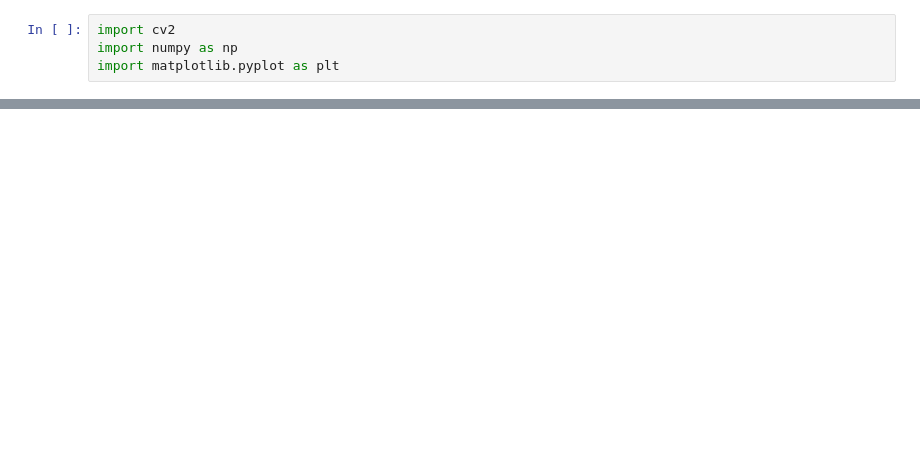
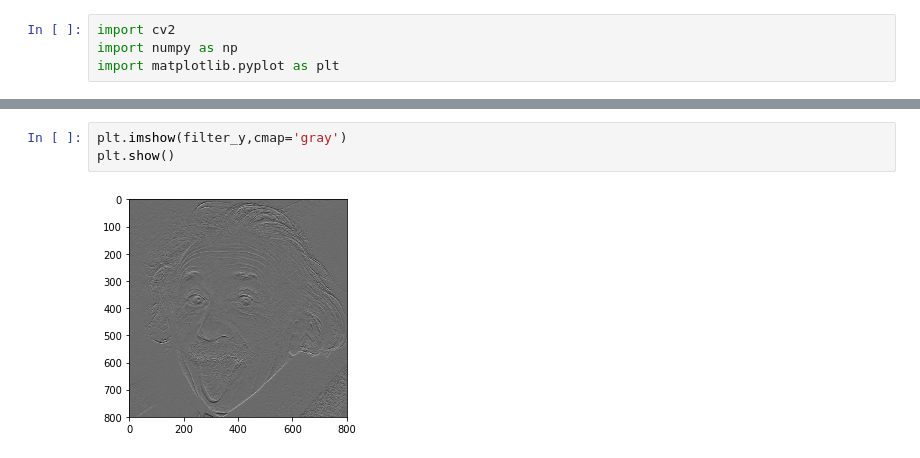
Before and after one commit to djzts/CSCI5561, a Jupyter notebook: HW1/Untitled.ipynb, the cells around one changed output, grey strips where cells are left out. Saved outputs shown, nothing was run; the diff lists cells and outputs as text; blank space fills up the shorter version.

```diff
--- a/HW1/Untitled.ipynb
+++ b/HW1/Untitled.ipynb
@@ -16,0 +39,5 @@ get_differential_filter(im)
+# %%
+plt.imshow(filter_y,cmap='gray')
+plt.show()
+# %% [output]
+[figure, added]
```
Also changed, not shown: parts of 9 cells of this notebook.
